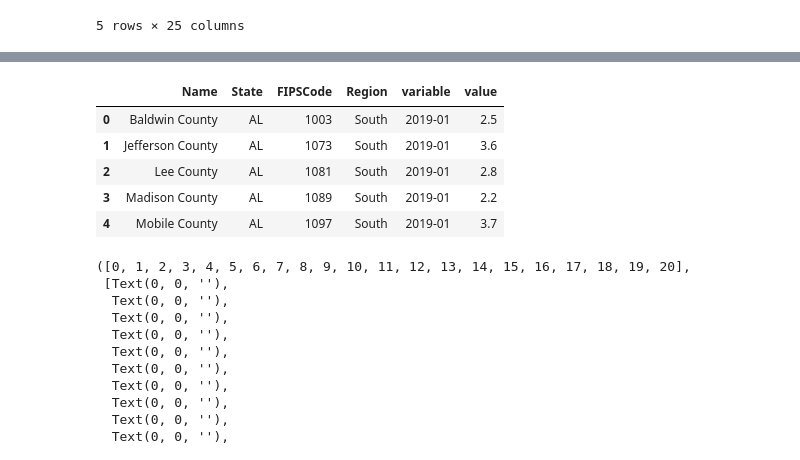
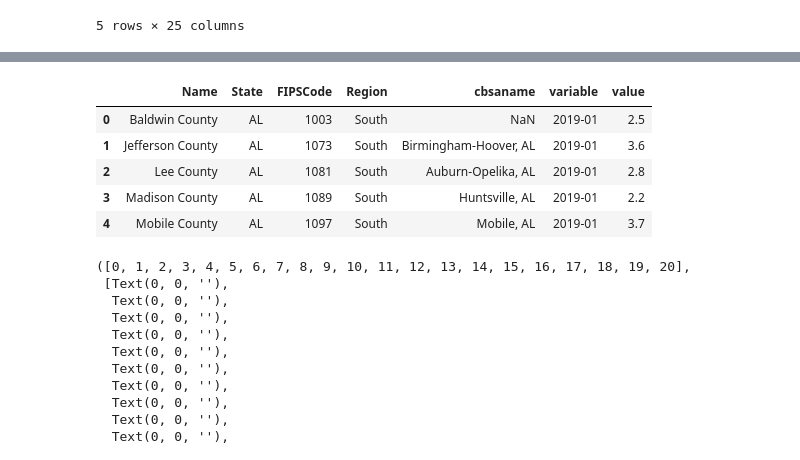
Before and after one commit to jamilao/housing-and-covid19, a Jupyter notebook: notebooks/MortgageDataProcessing.ipynb, the cells around one changed output, grey strips where cells are left out. Saved outputs shown, nothing was run; the diff lists cells and outputs as text; code cells hidden in the pictures.

```diff
--- a/notebooks/MortgageDataProcessing.ipynb
+++ b/notebooks/MortgageDataProcessing.ipynb
@@ -73,20 +74,20 @@ mortgage_delinq_df.head()
 # %%
 mortgage_delinq_df.to_csv(r'mortgage.csv', index = False)
 # %%
-df_melted = mortgage_delinq_df.reset_index().melt(id_vars=['Name', "State", "FIPSCode", "Region"],
+mortgage_df_melted = mortgage_delinq_df.reset_index().melt(id_vars=['Name', "State", "FIPSCode", "Region", "cbsaname"],
                                                   value_vars=['2019-01','2019-02','2019-03',
                                                               '2019-04','2019-05','2019-06',
                                                               '2019-07','2019-08','2019-09',
                                                               '2019-10','2019-11','2019-12',
                                                               '2020-01','2020-02','2020-03',
                                                               '2020-04','2020-05','2020-06',
                                                               '2020-07','2020-08','2020-09'])
-df_melted.head()
+mortgage_df_melted.head()
 # %% [output]
-|  | Name | State | FIPSCode | Region | variable | value |
-| 0 | Baldwin County | AL | 1003 | South | 2019-01 | 2.5 |
-| 1 | Jefferson County | AL | 1073 | South | 2019-01 | 3.6 |
-| 2 | Lee County | AL | 1081 | South | 2019-01 | 2.8 |
-| 3 | Madison County | AL | 1089 | South | 2019-01 | 2.2 |
-| 4 | Mobile County | AL | 1097 | South | 2019-01 | 3.7 |
+|  | Name | State | FIPSCode | Region | cbsaname | variable | value |
+| 0 | Baldwin County | AL | 1003 | South | NaN | 2019-01 | 2.5 |
+| 1 | Jefferson County | AL | 1073 | South | Birmingham-Hoover, AL | 2019-01 | 3.6 |
+| 2 | Lee County | AL | 1081 | South | Auburn-Opelika, AL | 2019-01 | 2.8 |
+| 3 | Madison County | AL | 1089 | South | Huntsville, AL | 2019-01 | 2.2 |
+| 4 | Mobile County | AL | 1097 | South | Mobile, AL | 2019-01 | 3.7 |
 # %%
```
Also changed, not shown: parts of 24 cells of this notebook.
